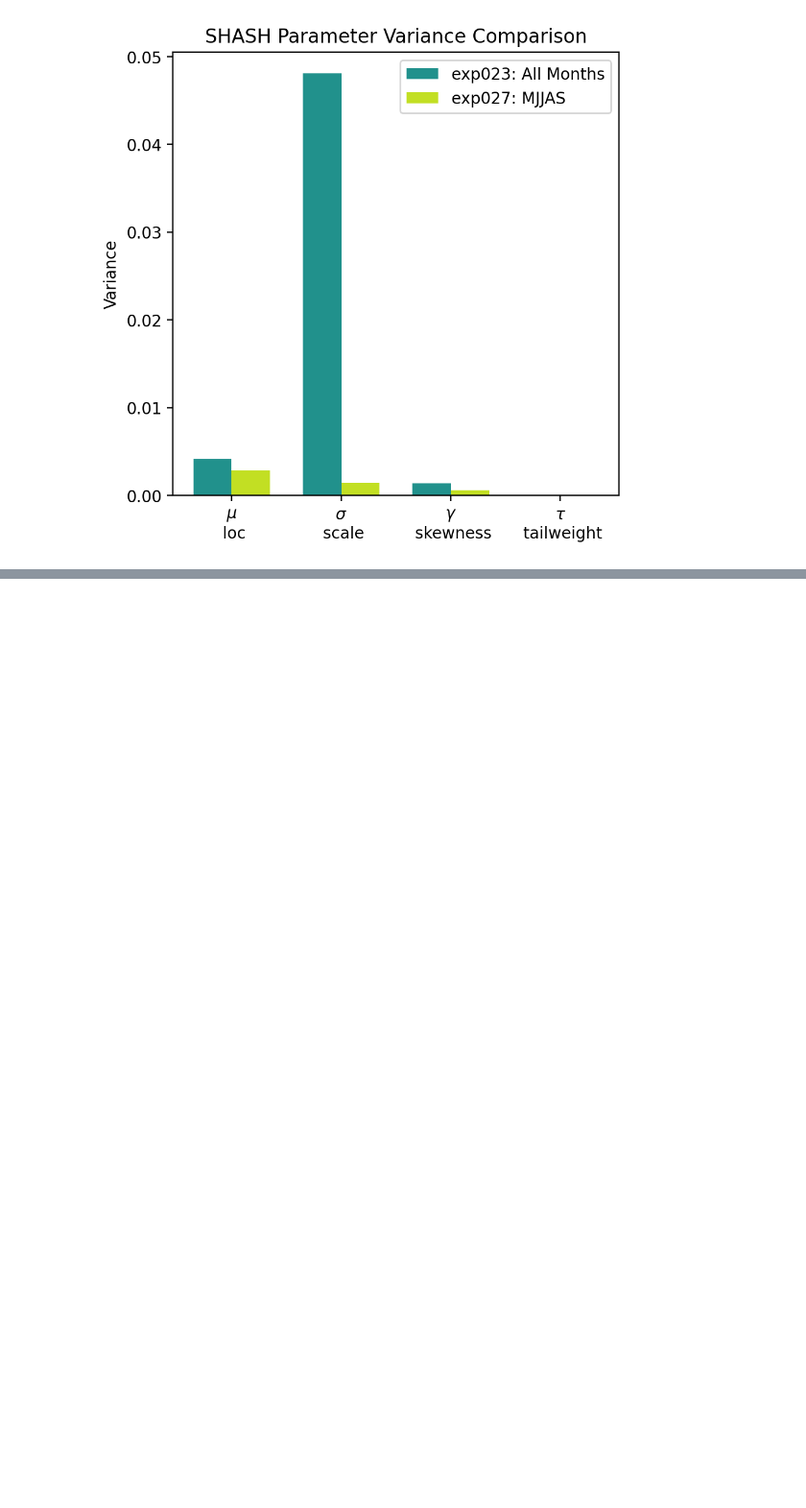
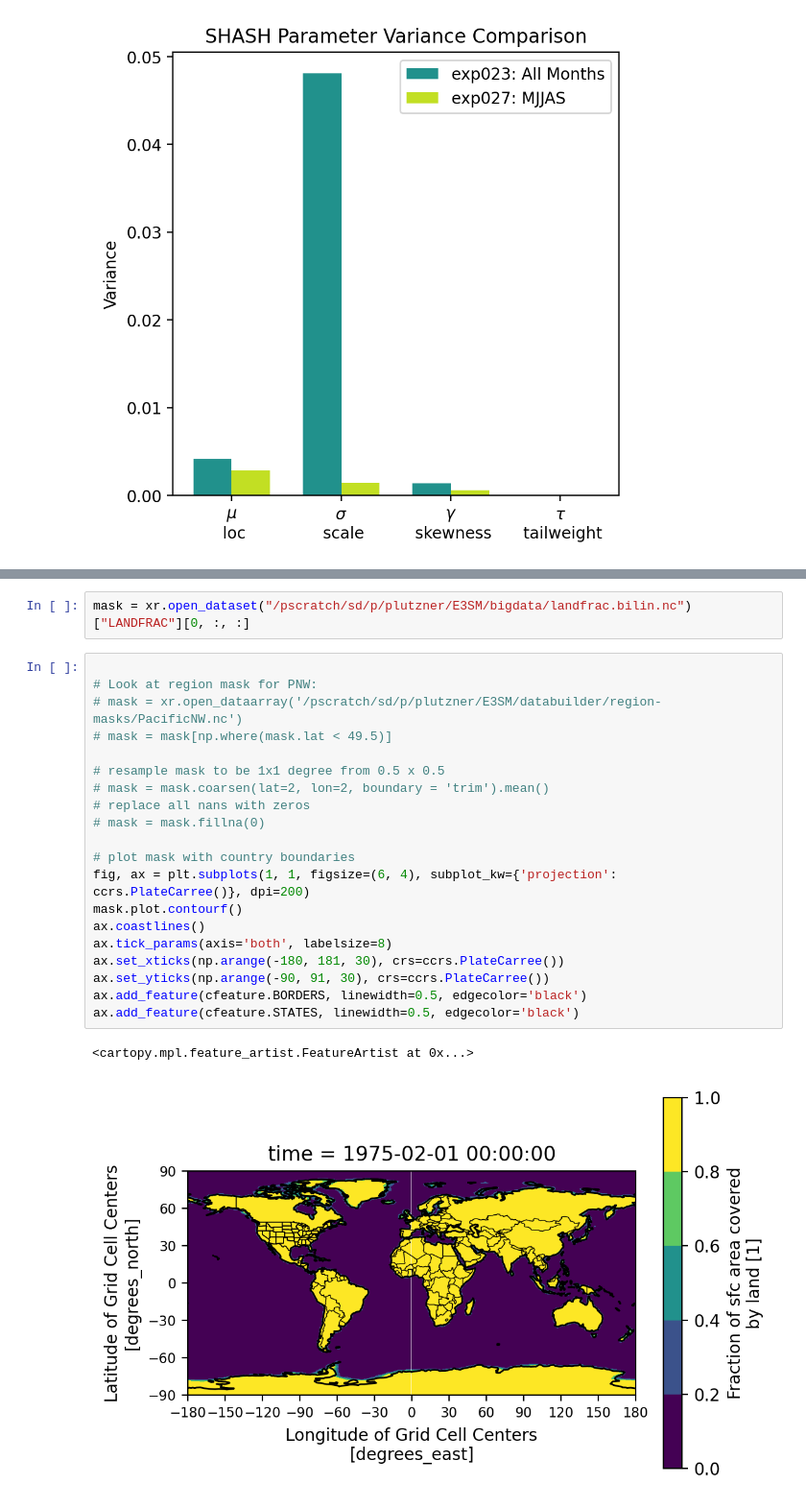
Before and after one commit to Jolan-vP/E3SM, a Jupyter notebook: playfile.ipynb, the cells around one changed output, grey strips where cells are left out. Shown at 96% size. Cells and saved outputs as stored; diff of their text form; blank space fills up the shorter version.

```diff
--- a/playfile.ipynb
+++ b/playfile.ipynb
@@ -1420,0 +1480,25 @@ plt.savefig('/Users/C830793391/Documents/Research/E3SM/saved/figures/exp027/SHAS
+# %%
+mask = xr.open_dataset("/pscratch/sd/p/plutzner/E3SM/bigdata/landfrac.bilin.nc")["LANDFRAC"][0, :, :]
+# %%
+
+# Look at region mask for PNW:
+# mask = xr.open_dataarray('/pscratch/sd/p/plutzner/E3SM/databuilder/region-masks/PacificNW.nc')
+# mask = mask[np.where(mask.lat < 49.5)]
+
+# resample mask to be 1x1 degree from 0.5 x 0.5
+# mask = mask.coarsen(lat=2, lon=2, boundary = 'trim').mean()
+# replace all nans with zeros
+# mask = mask.fillna(0)
+
+# plot mask with country boundaries
+fig, ax = plt.subplots(1, 1, figsize=(6, 4), subplot_kw={'projection': ccrs.PlateCarree()}, dpi=200)
+mask.plot.contourf()
+ax.coastlines()
+ax.tick_params(axis='both', labelsize=8)
+ax.set_xticks(np.arange(-180, 181, 30), crs=ccrs.PlateCarree())
+ax.set_yticks(np.arange(-90, 91, 30), crs=ccrs.PlateCarree())
+ax.add_feature(cfeature.BORDERS, linewidth=0.5, edgecolor='black')
+ax.add_feature(cfeature.STATES, linewidth=0.5, edgecolor='black')
+# %% [output]
+<cartopy.mpl.feature_artist.FeatureArtist at 0x...>
+[figure, added]
```
Also changed, not shown: parts of 2 cells of this notebook, 4 other files.
